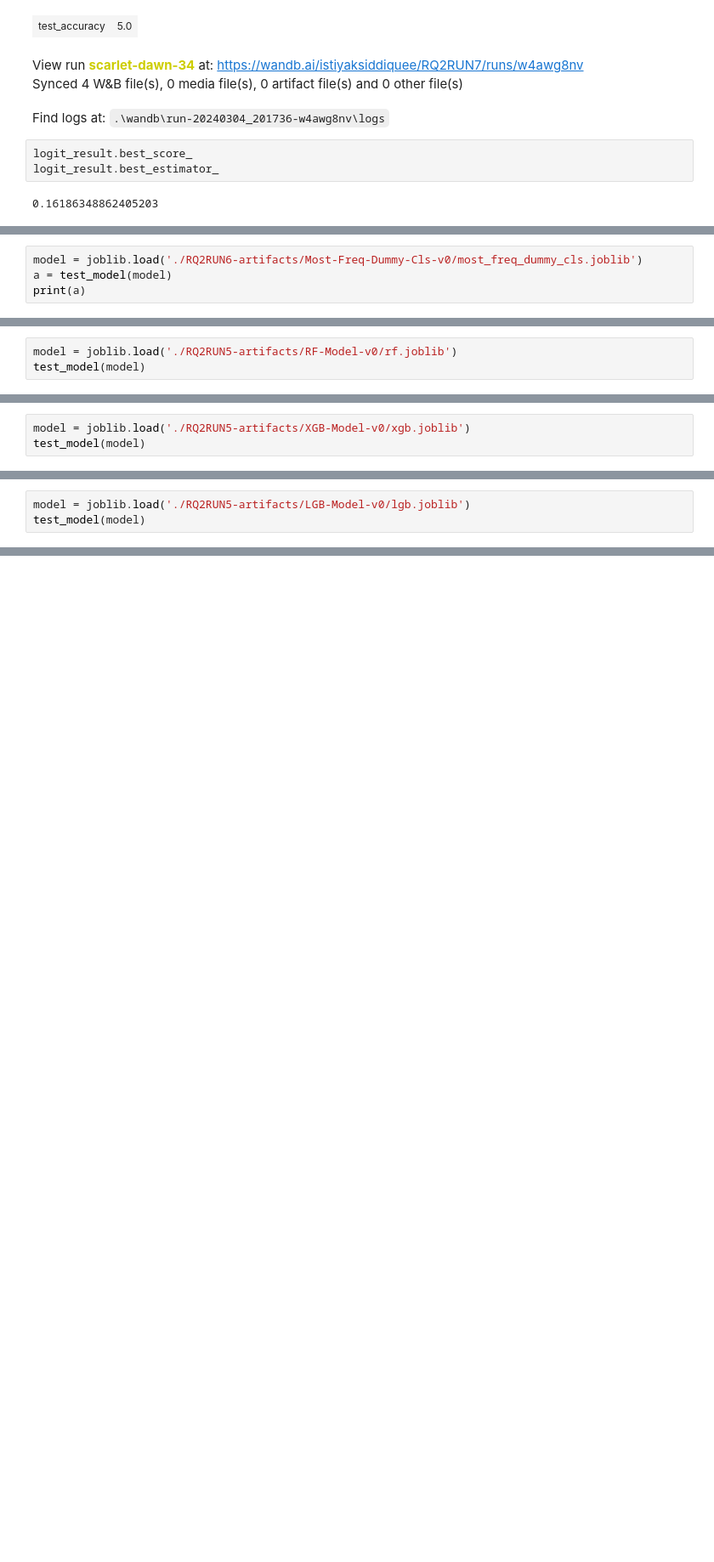
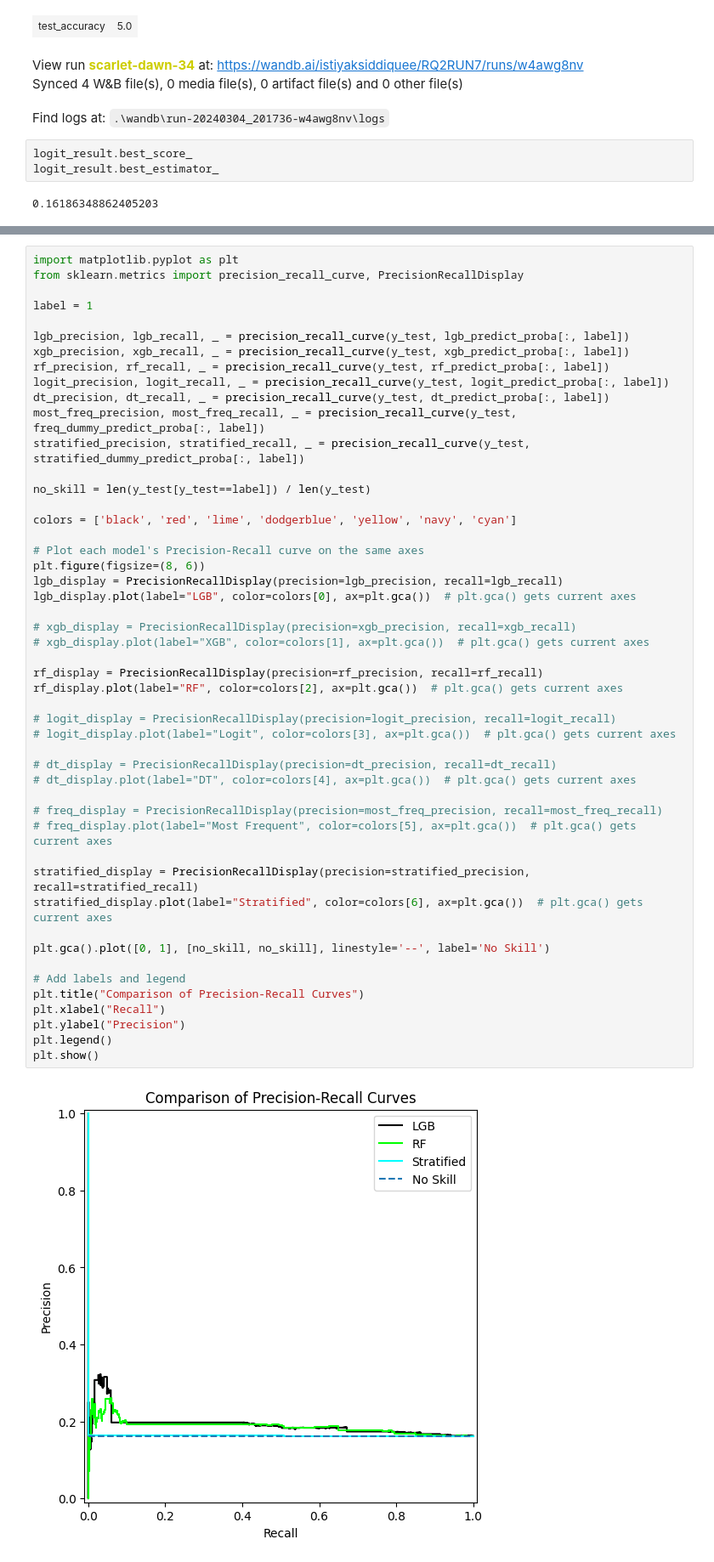
Before and after one commit to istiyaksiddiquee/thesis-work, a Jupyter notebook: RQ2/analysis/analysis.ipynb, the cells around one changed output, grey strips where cells are left out. Shown: that part at 85% size. Cells and saved outputs as stored; diff of their text form; blank space fills up the shorter version.

```diff
--- a/RQ2/analysis/analysis.ipynb
+++ b/RQ2/analysis/analysis.ipynb
@@ -728,4 +794,0 @@ print(a)
-# %%
-model = joblib.load('./RQ2RUN6-artifacts/Most-Freq-Dummy-Cls-v0/most_freq_dummy_cls.joblib')
-a = test_model(model)
-print(a)
@@ -734,3 +794,0 @@ print(a)
-# %%
-model = joblib.load('./RQ2RUN5-artifacts/RF-Model-v0/rf.joblib')
-test_model(model)
@@ -739,3 +794,0 @@ test_model(model)
-# %%
-model = joblib.load('./RQ2RUN5-artifacts/XGB-Model-v0/xgb.joblib')
-test_model(model)
@@ -744,3 +794,0 @@ test_model(model)
-# %%
-model = joblib.load('./RQ2RUN5-artifacts/LGB-Model-v0/lgb.joblib')
-test_model(model)
@@ -752,0 +852,51 @@ LogisticRegression(C=5, max_iter=500, n_jobs=-1, solver='newton-cholesky')
+# %%
+import matplotlib.pyplot as plt
+from sklearn.metrics import precision_recall_curve, PrecisionRecallDisplay
+
+label = 1
+
+lgb_precision, lgb_recall, _ = precision_recall_curve(y_test, lgb_predict_proba[:, label])
+xgb_precision, xgb_recall, _ = precision_recall_curve(y_test, xgb_predict_proba[:, label])
+rf_precision, rf_recall, _ = precision_recall_curve(y_test, rf_predict_proba[:, label])
+logit_precision, logit_recall, _ = precision_recall_curve(y_test, logit_predict_proba[:, label])
+dt_precision, dt_recall, _ = precision_recall_curve(y_test, dt_predict_proba[:, label])
+most_freq_precision, most_freq_recall, _ = precision_recall_curve(y_test, freq_dummy_predict_proba[:, label])
+stratified_precision, stratified_recall, _ = precision_recall_curve(y_test, stratified_dummy_predict_proba[:, label])
+
+no_skill = len(y_test[y_test==label]) / len(y_test)
+
+colors = ['black', 'red', 'lime', 'dodgerblue', 'yellow', 'navy', 'cyan']
+
+# Plot each model's Precision-Recall curve on the same axes
+plt.figure(figsize=(8, 6))
+lgb_display = PrecisionRecallDisplay(precision=lgb_precision, recall=lgb_recall)
+lgb_display.plot(label="LGB", color=colors[0], ax=plt.gca())  # plt.gca() gets current axes
+
+# xgb_display = PrecisionRecallDisplay(precision=xgb_precision, recall=xgb_recall)
+# xgb_display.plot(label="XGB", color=colors[1], ax=plt.gca())  # plt.gca() gets current axes
+
+rf_display = PrecisionRecallDisplay(precision=rf_precision, recall=rf_recall)
+rf_display.plot(label="RF", color=colors[2], ax=plt.gca())  # plt.gca() gets current axes
+
+# logit_display = PrecisionRecallDisplay(precision=logit_precision, recall=logit_recall)
+# logit_display.plot(label="Logit", color=colors[3], ax=plt.gca())  # plt.gca() gets current axes
+
+# dt_display = PrecisionRecallDisplay(precision=dt_precision, recall=dt_recall)
+# dt_display.plot(label="DT", color=colors[4], ax=plt.gca())  # plt.gca() gets current axes
+
+# freq_display = PrecisionRecallDisplay(precision=most_freq_precision, recall=most_freq_recall)
+# freq_display.plot(label="Most Frequent", color=colors[5], ax=plt.gca())  # plt.gca() gets current axes
+
+stratified_display = PrecisionRecallDisplay(precision=stratified_precision, recall=stratified_recall)
+stratified_display.plot(label="Stratified", color=colors[6], ax=plt.gca())  # plt.gca() gets current axes
+
+plt.gca().plot([0, 1], [no_skill, no_skill], linestyle='--', label='No Skill')
+
+# Add labels and legend
+plt.title("Comparison of Precision-Recall Curves")
+plt.xlabel("Recall")
+plt.ylabel("Precision")
+plt.legend()
+plt.show()
+# %% [output]
+[figure, added]
```
Also changed, not shown: parts of 37 cells of this notebook, 2 other files.
